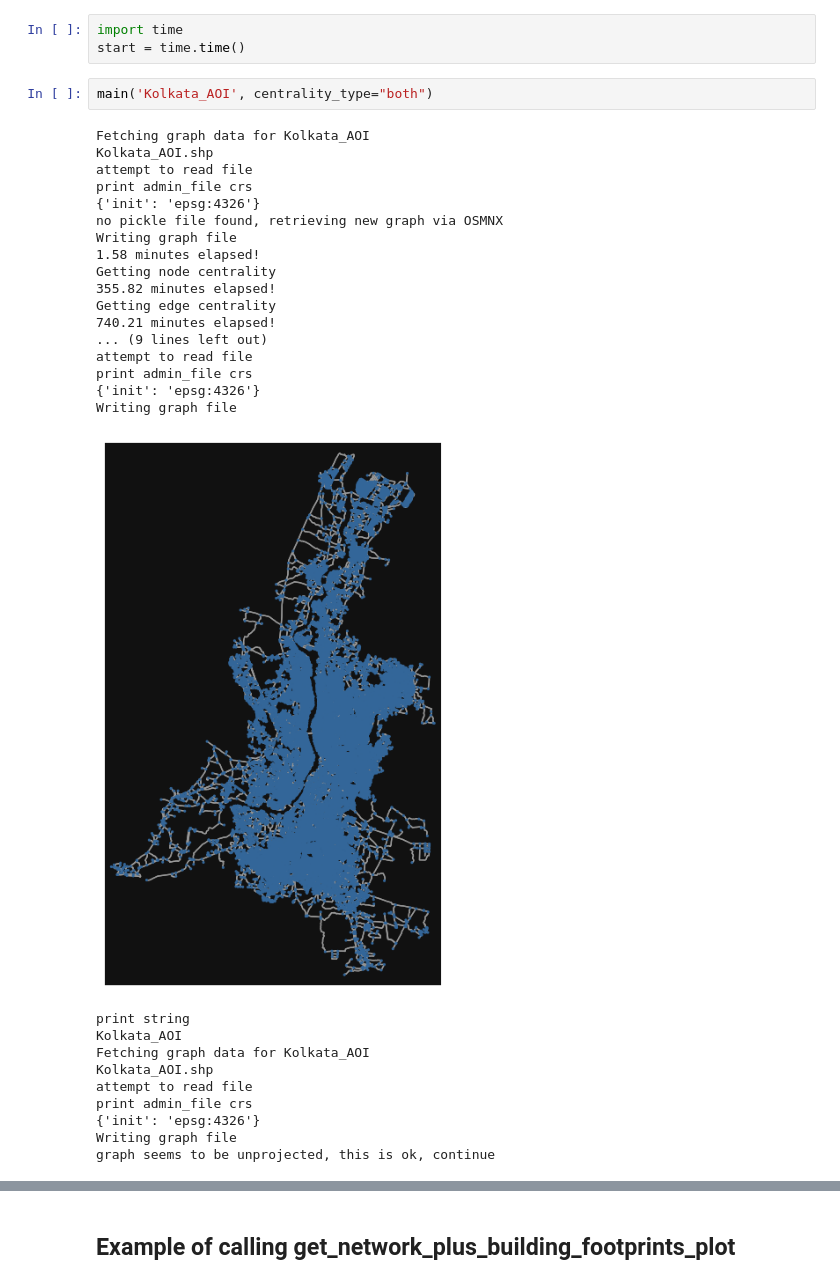
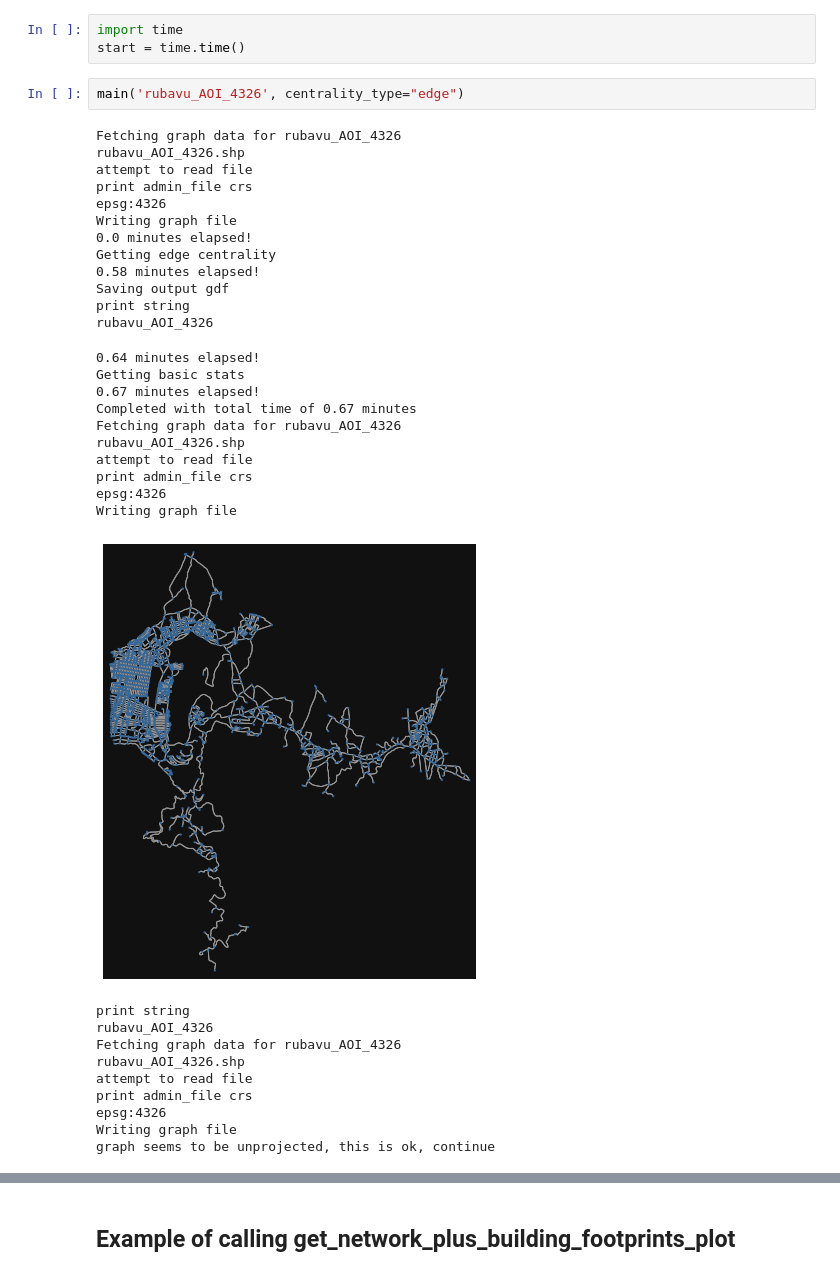
Before and after one commit to worldbank/CityScan, a Jupyter notebook: road_network_analysis/CityScan_Betweenness_Centrality_and_Bearings.ipynb, the cells around one changed output, grey strips where cells are left out. Cells and saved outputs as stored; diff of their text form.

```diff
--- a/road_network_analysis/CityScan_Betweenness_Centrality_and_Bearings.ipynb
+++ b/road_network_analysis/CityScan_Betweenness_Centrality_and_Bearings.ipynb
@@ -497,32 +453,37 @@ graph seems to be unprojected, this is ok, continue
 import time
 start = time.time()
 # %%
-main('Kolkata_AOI', centrality_type="both")
+main('rubavu_AOI_4326', centrality_type="edge")
 # %% [output]
-Fetching graph data for Kolkata_AOI
-Kolkata_AOI.shp
+Fetching graph data for rubavu_AOI_4326
+rubavu_AOI_4326.shp
 attempt to read file
 print admin_file crs
-{'init': 'epsg:4326'}
-no pickle file found, retrieving new graph via OSMNX
+epsg:4326
 Writing graph file
-1.58 minutes elapsed!
-Getting node centrality
-355.82 minutes elapsed!
+0.0 minutes elapsed!
 Getting edge centrality
-740.21 minutes elapsed!
-... (9 lines left out)
-attempt to read file
-print admin_file crs
-{'init': 'epsg:4326'}
-Writing graph file
+0.58 minutes elapsed!
+Saving output gdf
+print string
+rubavu_AOI_4326
+0.64 minutes elapsed!
+Getting basic stats
+0.67 minutes elapsed!
+Completed with total time of 0.67 minutes
+Fetching graph data for rubavu_AOI_4326
+rubavu_AOI_4326.shp
+attempt to read file
+print admin_file crs
+epsg:4326
+Writing graph file
-[figure, old version]
+[figure, new version]
-print string
-Kolkata_AOI
-Fetching graph data for Kolkata_AOI
-Kolkata_AOI.shp
-attempt to read file
-print admin_file crs
-{'init': 'epsg:4326'}
-Writing graph file
-graph seems to be unprojected, this is ok, continue
+print string
+rubavu_AOI_4326
+Fetching graph data for rubavu_AOI_4326
+rubavu_AOI_4326.shp
+attempt to read file
+print admin_file crs
+epsg:4326
+Writing graph file
+graph seems to be unprojected, this is ok, continue
```
Also changed, not shown: parts of 6 cells of this notebook, 29 other files.
